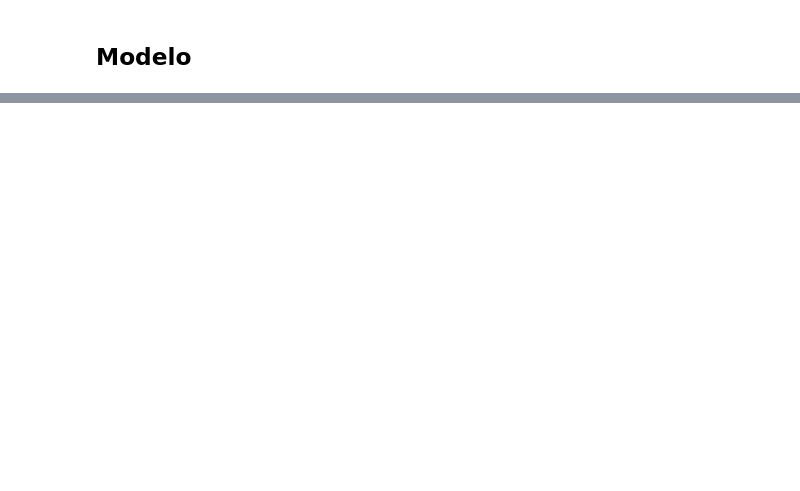
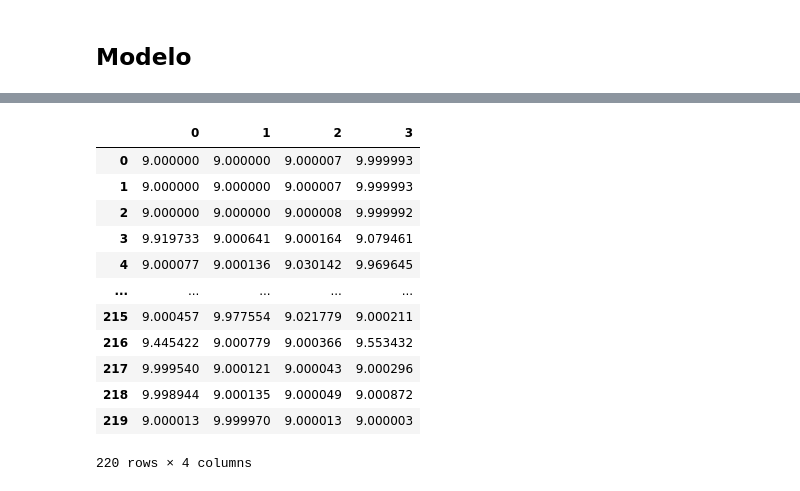
Before and after one commit to luquinhasC/DirectxRidePrice, a Jupyter notebook: Modelo1.ipynb, the cells around one changed output, grey strips where cells are left out. Saved outputs shown, nothing was run; the diff lists cells and outputs as text; code cells hidden in the pictures; blank space fills up the shorter version.

Commit message:
Modelo pronto

```diff
--- a/Modelo1.ipynb
+++ b/Modelo1.ipynb
@@ -765,0 +800,8 @@ from keras import optimizers
+# %%
+modelo1 = models.Sequential()
+modelo1.add(layers.Dense(512,activation = tf.nn.swish, input_shape=(Dt9[input].shape[1],)))
+modelo1.add(layers.Dropout(0.33))
+modelo1.add(layers.Dense(32, activation= layers.LeakyReLU(alpha=0.1)))
+modelo1.add(layers.Dropout(0.33))
+modelo1.add(layers.Dense(252))
+modelo1.add(layers.Dropou1, activation='softmax'))
@@ -765,0 +828,10 @@ from keras import optimizers
+# %%
+modelo1.compile(optimizer='rmsprop',
+loss='binary_crossentropy',
+metrics=['accuracy']
+)
+history = modelo1.fit(x_train,
+y_train,
+epochs=60,
+batch_size=50,
+validation_data=(x_test, y_test))
@@ -765,0 +846,2 @@ from keras import optimizers
+# %%
+teste = pd.read_csv('test.csv') ## Simbora repitir tudo de novo
@@ -765,0 +906,5 @@ from keras import optimizers
+# %%
+y_pred = modelo1.predict(Dteste)
+y_pred
+#y_pred = pd.DataFrame(y_pred)
+#y_predun = pd.merge(y_pred)
@@ -765,0 +947,17 @@ from keras import optimizers
+# %%
+#ntrega['DirectX'] = y_pred
+y_pred
+# %% [output]
+|  | 0 | 1 | 2 | 3 |
+| 0 | 9.000000 | 9.000000 | 9.000007 | 9.999993 |
+| 1 | 9.000000 | 9.000000 | 9.000007 | 9.999993 |
+| 2 | 9.000000 | 9.000000 | 9.000008 | 9.999992 |
+| 3 | 9.919733 | 9.000641 | 9.000164 | 9.079461 |
+| 4 | 9.000077 | 9.000136 | 9.030142 | 9.969645 |
+| ... | ... | ... | ... | ... |
+| 215 | 9.000457 | 9.977554 | 9.021779 | 9.000211 |
+| 216 | 9.445422 | 9.000779 | 9.000366 | 9.553432 |
+| 217 | 9.999540 | 9.000121 | 9.000043 | 9.000296 |
+| 218 | 9.998944 | 9.000135 | 9.000049 | 9.000872 |
+| 219 | 9.000013 | 9.999970 | 9.000013 | 9.000003 |
+220 rows × 4 columns
```
Also changed, not shown: parts of 15 cells of this notebook, 3 other files.
